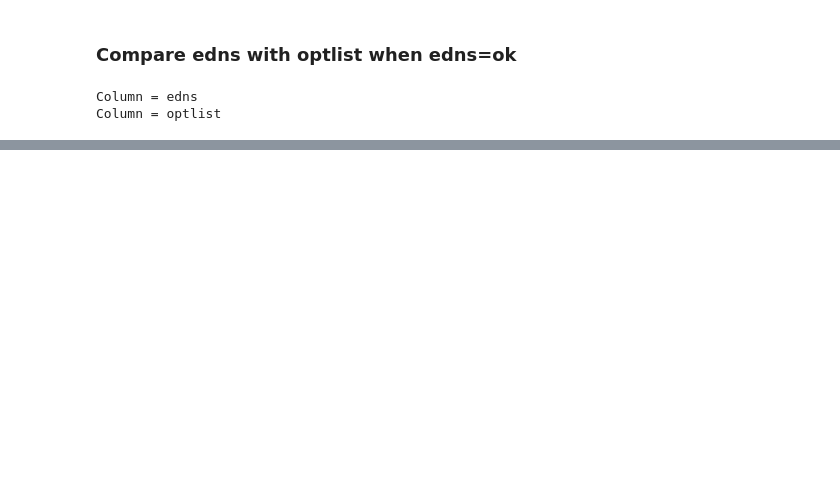
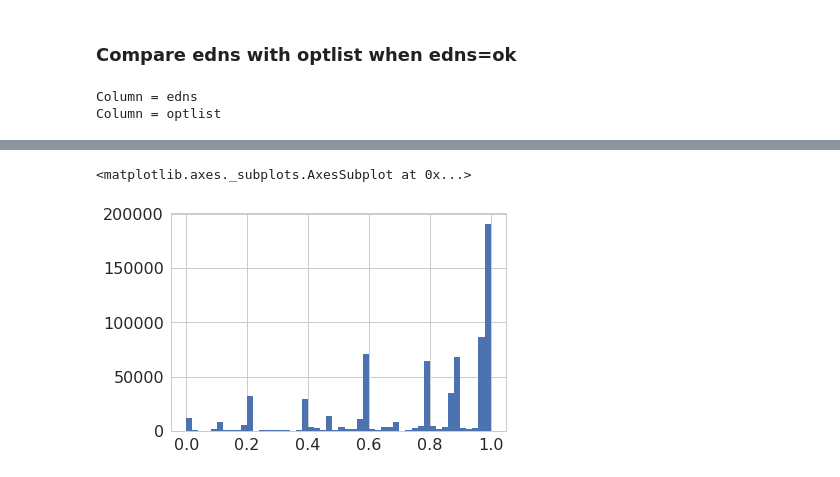
Before and after one commit to InternetNZ/edns-compliance-parser, a Jupyter notebook: analysis/Analyze EDNS compliance results.ipynb, the cells around one changed output, grey strips where cells are left out. Cells and saved outputs as stored; diff of their text form; code cells hidden in the pictures; blank space fills up the shorter version.

```diff
--- a/analysis/Analyze EDNS compliance results.ipynb
+++ b/analysis/Analyze EDNS compliance results.ipynb
@@ -245,0 +320,5 @@ plot_comparison(data=s_optlist, title='edns vs optlist -- %s', figfile='%s-edns-
+# %%
+domain_score['score'].hist(bins=50)
+# %% [output]
+<matplotlib.axes._subplots.AxesSubplot at 0x...>
+[figure, added]
```
Also changed, not shown: parts of 22 cells of this notebook.
